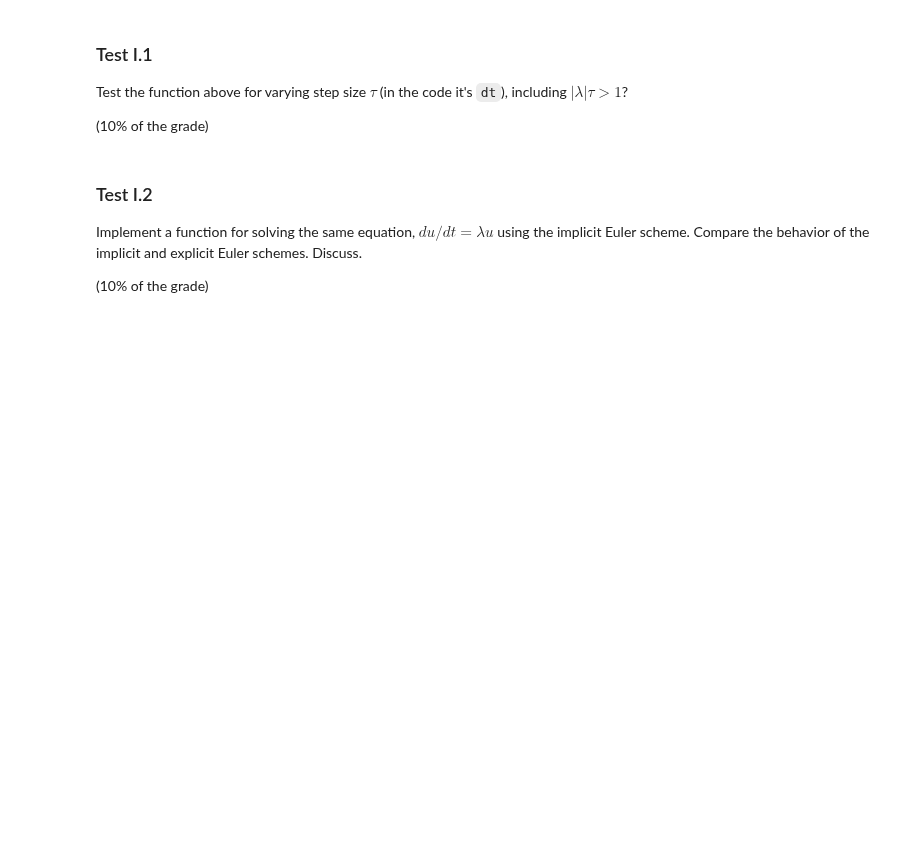
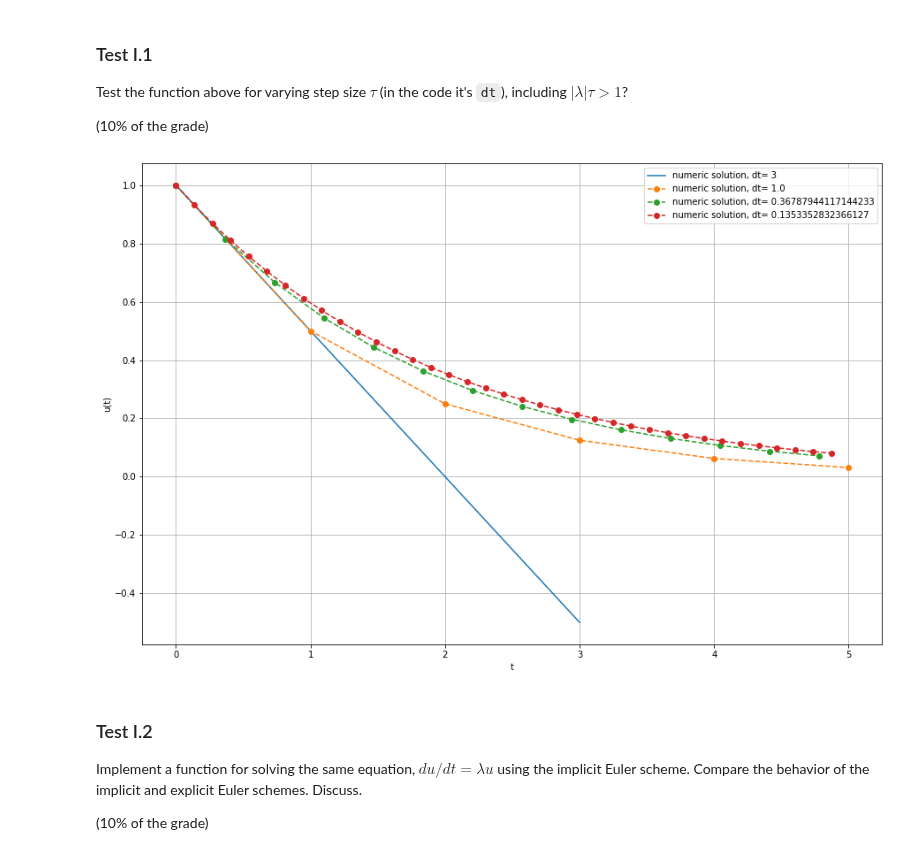
Before and after one commit to ev-br/CP2020, a Jupyter notebook: week_7_IVP_ODE.ipynb, the cells around one changed output. Cells and saved outputs as stored; diff of their text form; code cells hidden in the pictures; blank space fills up the shorter version.

```diff
--- a/week_7_IVP_ODE.ipynb
+++ b/week_7_IVP_ODE.ipynb
@@ -47,3 +45,17 @@ Test the function above for varying step size $\tau$ (in the code it's `dt`), in
+# %%
+i = 0
+plt.figure(figsize=(15,10))
+tt1,y1 = euler_solve(lam, u0=1.0, T=5, dt=3)
+plt.plot(tt1,y1, '-', label='numeric solution, dt= ' + str(3))
+for k in range(0,3):
+    tt1,y1 = euler_solve(lam, u0=1.0, T=5, dt=np.e**(-k))
+    plt.plot(tt1,y1, 'o--', label='numeric solution, dt= ' + str(np.e**(-k)))
+plt.xlabel('t')
+plt.ylabel('u(t)')
+plt.legend()
+plt.grid()
+# %% [output]
+[figure, added]
 # %% [markdown]
 ### Test I.2
 
```
Also changed, not shown: parts of 4 cells of this notebook.
